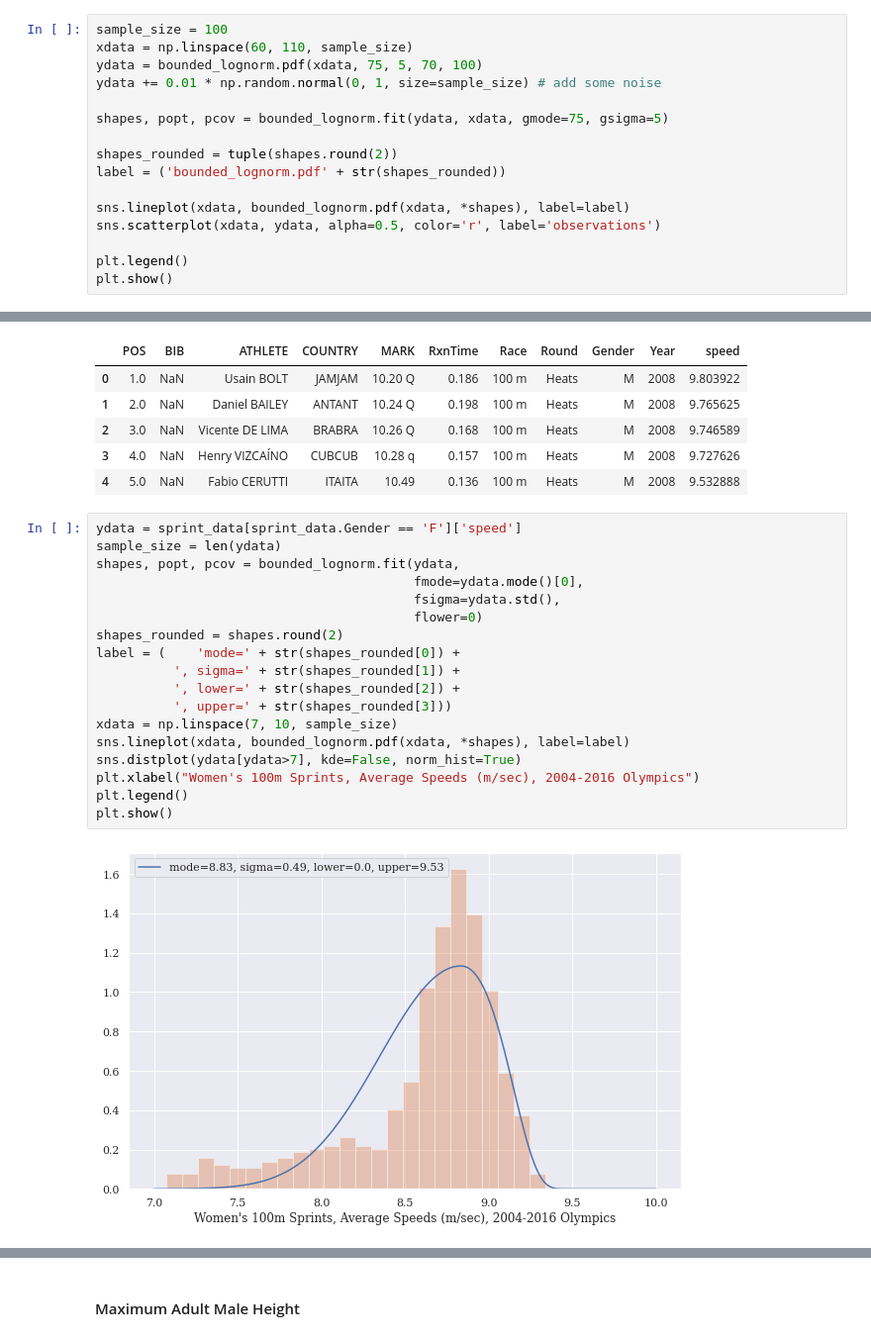
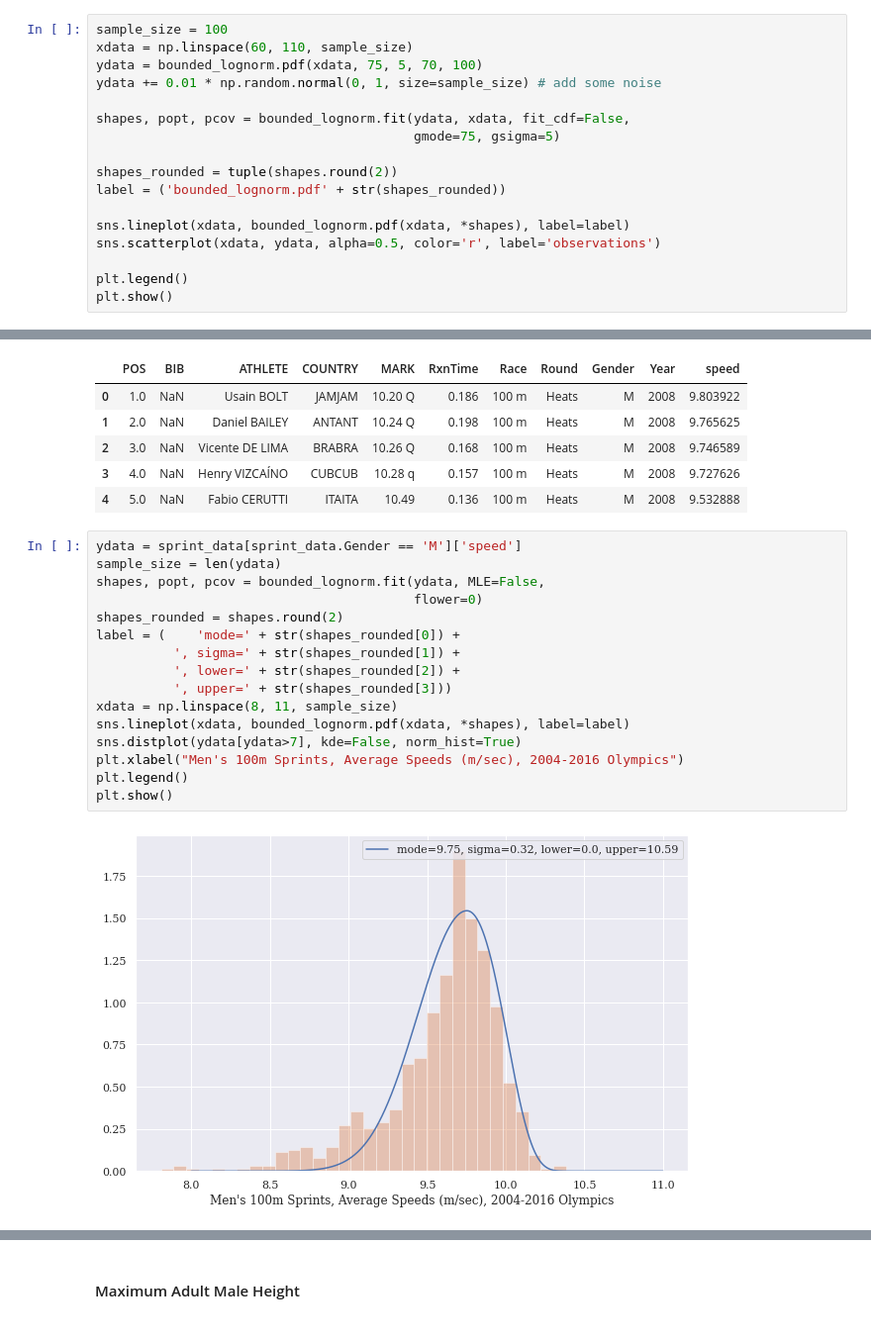
Before and after one commit to tedteske/bounded_lognorm, a Jupyter notebook: bounded_lognorm.ipynb, the cells around one changed output, grey strips where cells are left out. Shown at 99% size. Cells and saved outputs as stored; diff of their text form.

```diff
--- a/bounded_lognorm.ipynb
+++ b/bounded_lognorm.ipynb
@@ -781,7 +802,8 @@ xdata = np.linspace(60, 110, sample_size)
 ydata = bounded_lognorm.pdf(xdata, 75, 5, 70, 100)
 ydata += 0.01 * np.random.normal(0, 1, size=sample_size) # add some noise
 
-shapes, popt, pcov = bounded_lognorm.fit(ydata, xdata, gmode=75, gsigma=5)
+shapes, popt, pcov = bounded_lognorm.fit(ydata, xdata, fit_cdf=False,
+                                         gmode=75, gsigma=5)
 
 shapes_rounded = tuple(shapes.round(2))
 label = ('bounded_lognorm.pdf' + str(shapes_rounded))
@@ -936,25 +959,23 @@ sprint_data.head()
 | 3 | 4.0 | NaN | Henry VIZCAÍNO | CUBCUB | 10.28 q | 0.157 | 100 m | Heats | M | 2008 | 9.727626 |
 | 4 | 5.0 | NaN | Fabio CERUTTI | ITAITA | 10.49 | 0.136 | 100 m | Heats | M | 2008 | 9.532888 |
 # %%
-ydata = sprint_data[sprint_data.Gender == 'F']['speed']
+ydata = sprint_data[sprint_data.Gender == 'M']['speed']
 sample_size = len(ydata)
-shapes, popt, pcov = bounded_lognorm.fit(ydata,
-                                         fmode=ydata.mode()[0],
-                                         fsigma=ydata.std(),
+shapes, popt, pcov = bounded_lognorm.fit(ydata, MLE=False,
                                          flower=0)
 shapes_rounded = shapes.round(2)
 label = (    'mode=' + str(shapes_rounded[0]) +
           ', sigma=' + str(shapes_rounded[1]) +
           ', lower=' + str(shapes_rounded[2]) +
           ', upper=' + str(shapes_rounded[3]))
-xdata = np.linspace(7, 10, sample_size)
+xdata = np.linspace(8, 11, sample_size)
 sns.lineplot(xdata, bounded_lognorm.pdf(xdata, *shapes), label=label)
 sns.distplot(ydata[ydata>7], kde=False, norm_hist=True)
-plt.xlabel("Women's 100m Sprints, Average Speeds (m/sec), 2004-2016 Olympics")
+plt.xlabel("Men's 100m Sprints, Average Speeds (m/sec), 2004-2016 Olympics")
 plt.legend()
 plt.show()
 # %% [output]
-[figure, old version]
+[figure, new version]
 # %%
 bpt = 100/popt[-1]
 bpt.round(2)
```
Also changed, not shown: parts of 27 cells of this notebook.
